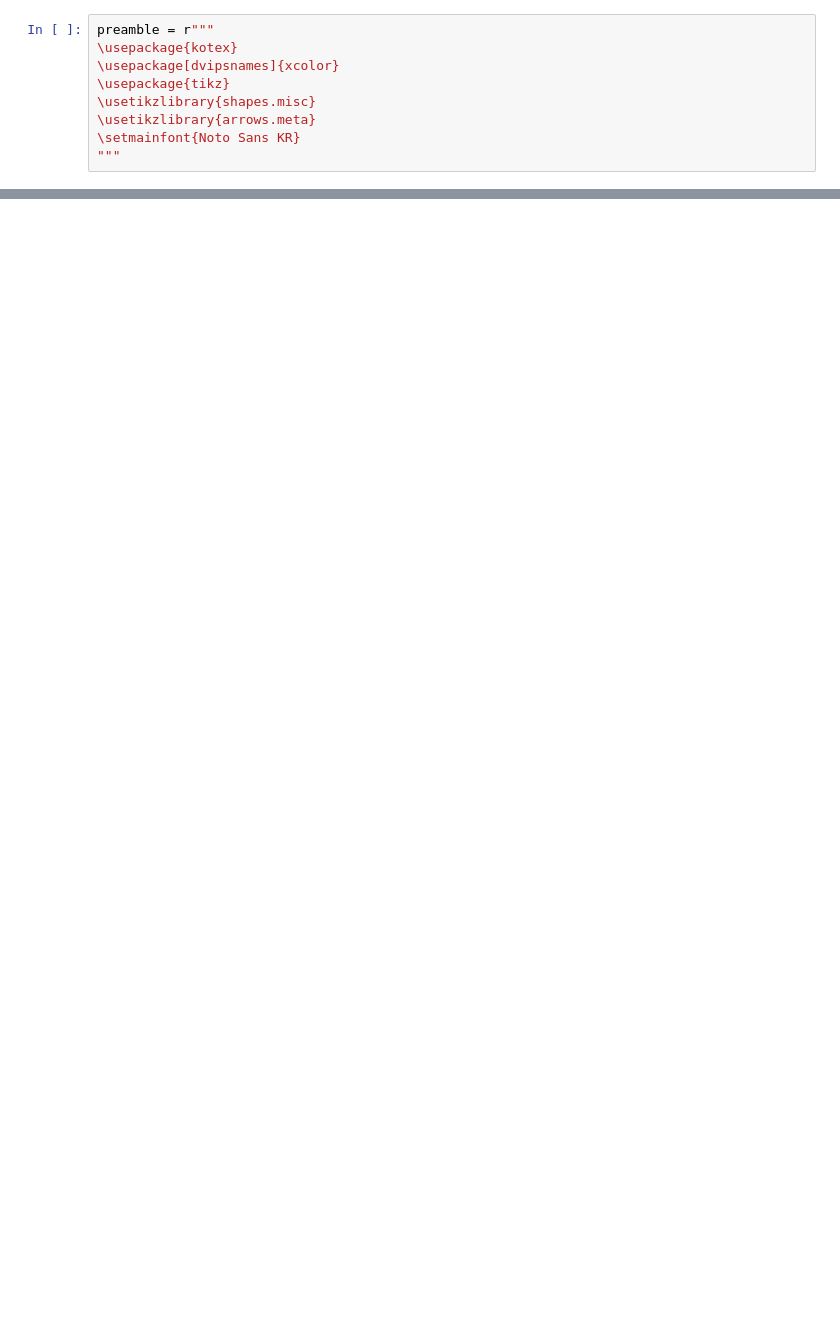
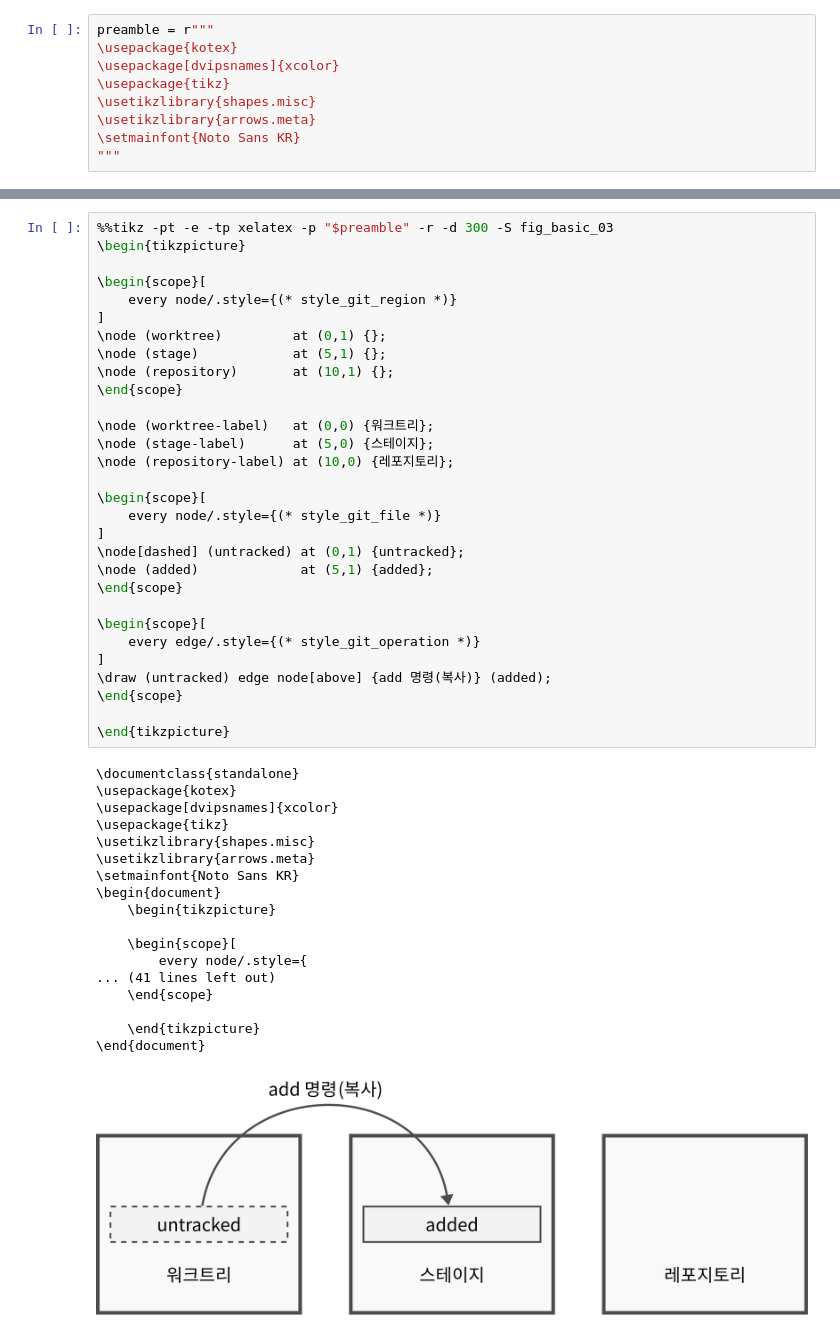
Before and after one commit to joelkim/book_git, a Jupyter notebook: figs/fig_basic.ipynb, the cells around one changed output, grey strips where cells are left out. Cells and saved outputs as stored; diff of their text form; blank space fills up the shorter version.

```diff
--- a/figs/fig_basic.ipynb
+++ b/figs/fig_basic.ipynb
@@ -121 +120,50 @@ style_git_operation = r"""
+# %%
+%%tikz -pt -e -tp xelatex -p "$preamble" -r -d 300 -S fig_basic_03
+\begin{tikzpicture}
+
+\begin{scope}[
+    every node/.style={(* style_git_region *)}
+]
+\node (worktree)         at (0,1) {};
+\node (stage)            at (5,1) {};
+\node (repository)       at (10,1) {};
+\end{scope}
+
+\node (worktree-label)   at (0,0) {워크트리};
+\node (stage-label)      at (5,0) {스테이지};
+\node (repository-label) at (10,0) {레포지토리};
+
+\begin{scope}[
+    every node/.style={(* style_git_file *)}
+]
+\node[dashed] (untracked) at (0,1) {untracked};
+\node (added)             at (5,1) {added};
+\end{scope}
+
+\begin{scope}[
+    every edge/.style={(* style_git_operation *)}
+]
+\draw (untracked) edge node[above] {add 명령(복사)} (added);
+\end{scope}
+
+\end{tikzpicture}
+# %% [output]
+\documentclass{standalone}
+\usepackage{kotex}
+\usepackage[dvipsnames]{xcolor}
+\usepackage{tikz}
+\usetikzlibrary{shapes.misc}
+\usetikzlibrary{arrows.meta}
+\setmainfont{Noto Sans KR}
+\begin{document}
+    \begin{tikzpicture}
+
+    \begin{scope}[
+        every node/.style={
+... (41 lines left out)
+    \end{scope}
+
+    \end{tikzpicture}
+\end{document}
+[figure, added]
 # %%
```
Also changed, not shown: parts of 18 cells of this notebook, 21 other files.
